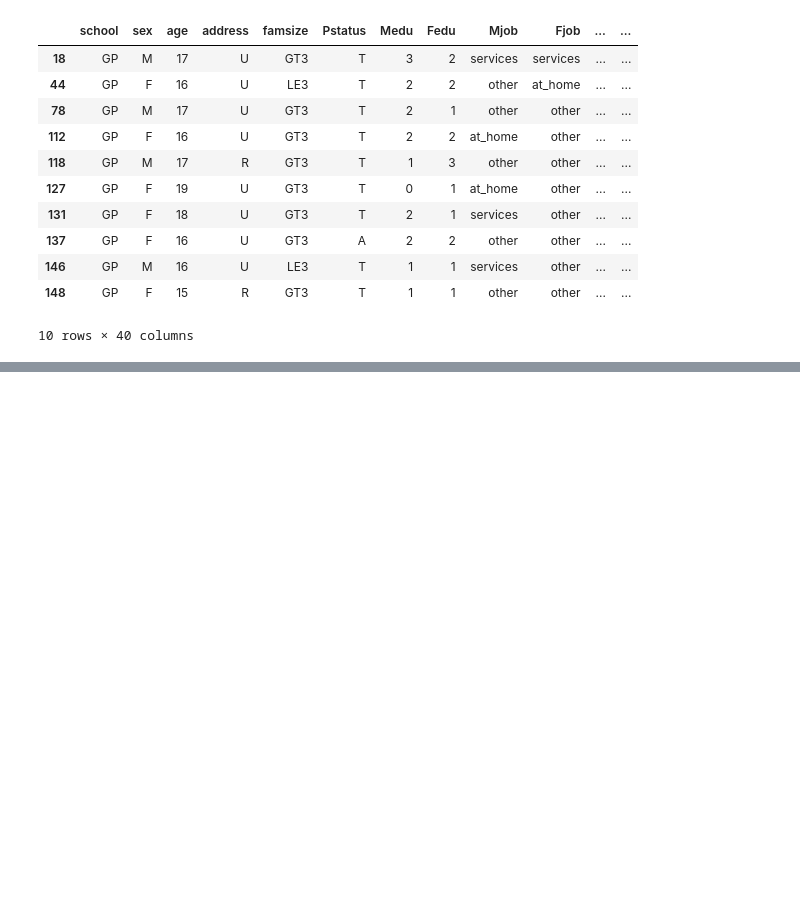
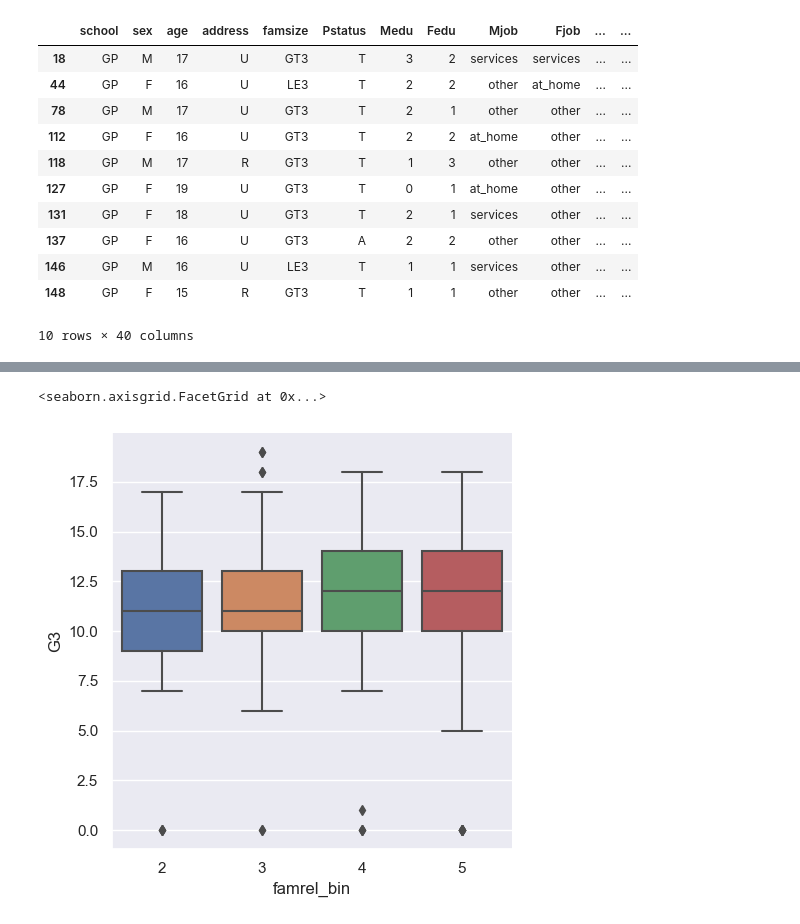
Before and after one commit to bwoakley/ML_projects, a Jupyter notebook: Project_Student_Performance/Proj_Student2.ipynb, the cells around one changed output, grey strips where cells are left out. Saved outputs shown, nothing was run; the diff lists cells and outputs as text; code cells hidden in the pictures; blank space fills up the shorter version.

Commit message:
Feature engineering: finished rare cat, also added polynomial features

```diff
--- a/Project_Student_Performance/Proj_Student2.ipynb
+++ b/Project_Student_Performance/Proj_Student2.ipynb
@@ -1004,0 +1010,15 @@ df_full[ df_full['failures']>0 ].head(10)
+# %%
+# famrel = 1,2 are a rare categories at 4.5% and 3.5% representation, respectively.
+#Combine famrel = 1,2 into the category '2'.
+
+def get_famrel(N):
+
+    if N<3 :
+        return 2
+
+    else:
+        return N
+# %%
+# Create a new feature 'famrel_bin'
+
+df_full['famrel_bin'] = df_full['famrel'].apply(get_famrel)
@@ -1004,0 +1035,5 @@ df_full[ df_full['failures']>0 ].head(10)
+# %%
+sns.catplot(data=df_full, x="famrel_bin", y="G3", kind="box" )
+# %% [output]
+<seaborn.axisgrid.FacetGrid at 0x...>
+[figure, added]
```
Also changed, not shown: parts of 11 cells of this notebook, 2 other files.
